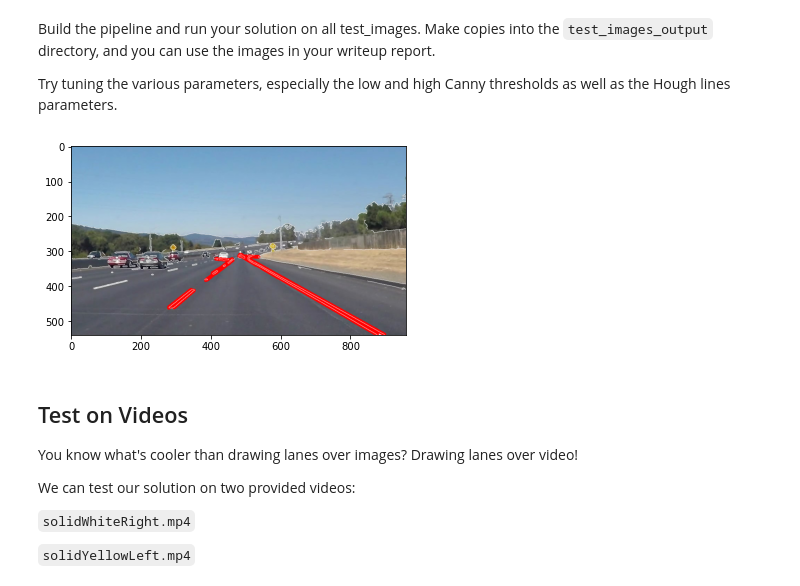
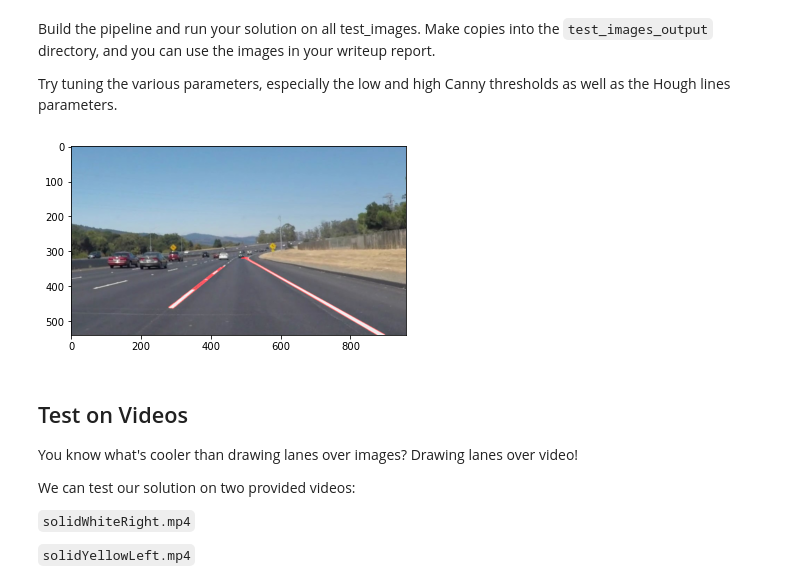
Before and after one commit to xc-fighting/self_driving, a Jupyter notebook: P1.ipynb, the cells around one changed output. Drawn from its saved outputs; the diff is of its cells as text; code cells hidden in the pictures.

```diff
--- a/P1.ipynb
+++ b/P1.ipynb
@@ -185,44 +185,60 @@ Try tuning the various parameters, especially the low and high Canny thresholds
 # %%
 # TODO: Build your pipeline that will draw lane lines on the test_images
 # then save them to the test_images_output directory.
 import os
 import matplotlib.pyplot as plt
 import matplotlib.image as mpimg
 import numpy as np
 import cv2
 dirs = os.listdir("test_images/")
 for file in dirs:
+    #print("the file name is:"+file)
+    #read the image
     image = mpimg.imread("test_images/"+file)
-    gray = cv2.cvtColor(image,cv2.COLOR_RGB2GRAY)
+    #transfer that to gray picture
+    gray = cv2.cvtColor(image,cv2.COLOR_BGR2GRAY)
+    #blur the gray picture
     blur_gray = cv2.GaussianBlur(gray,(5,5),0)
-    edges = cv2.Canny(blur_gray,50,150)
+    #detect the edges get a new edges picture
+    edges = cv2.Canny(gray,15,150)
+    #mask map with all 0
     mask = np.zeros_like(edges)
     ignore_mask_color = 255
 
     imshape = image.shape
-    vertices = np.array([[(0,imshape[0]),(450, 290), (490, 290), (imshape[1],imshape[0])]], dtype=np.int32)
+    vertices = np.array([[(0,imshape[0]),(500, 315), (500, 315), (imshape[1],imshape[0])]], dtype=np.int32)
     cv2.fillPoly(mask,vertices,ignore_mask_color)
     masked_edges = cv2.bitwise_and(edges,mask)
-    rho = 2
+    rho = 1
     theta = np.pi/180
-    threshold = 15
-    min_line_length = 40
-    max_line_gap = 20
-    #make a copy of original image
-    line_image = np.copy(image)
+    threshold = 5
+    min_line_length = 10
+    max_line_gap = 40
+    #make a buffer with same size with original pict
+    line_image = np.copy(image)*0
     #get the line set
     lines = cv2.HoughLinesP(masked_edges,rho,theta,threshold,np.array([]),
                            min_line_length,max_line_gap)
     #for every line in line set draw lines
+    candidateX = 1000
+    candidateY = -1
     for line in lines:
         for x1,y1,x2,y2 in line:
-            cv2.line(line_image,(x1,y1),(x2,y2),(255,0,0),10)
+            if x1 < candidateX:
+                candidateX=x1
+                candidateY=y1
+            elif x2 < candidateX:
+                candidateX=x2
+                candidateY=y2
+            cv2.line(line_image,(x1,y1),(x2,y2),(255,0,0),2)
 
-    color_edges = np.dstack((edges,edges,edges))
-    combo = cv2.addWeighted(color_edges,0.8,line_image,1,0)
-    plt.imshow(combo)
+    #print(str(candidateX)+" "+str(candidateY))
+    color_edges = np.dstack((masked_edges,masked_edges,masked_edges))
+    finalImg = cv2.addWeighted(image,1,line_image,0.8,0.0)
+    cv2.imwrite("/test_images_result/"+file,finalImg)
+    plt.imshow(finalImg)
 # %% [output]
-[figure, old version]
+[figure, new version]
 # %% [markdown]
 ## Test on Videos
 
```
Also changed, not shown: parts of 3 cells of this notebook, 12 other files.
